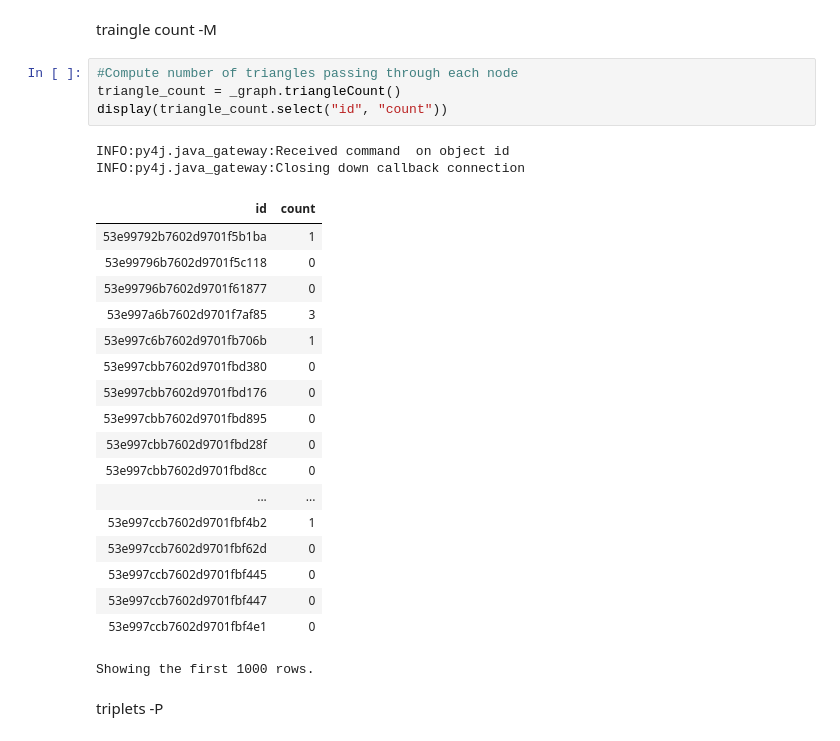
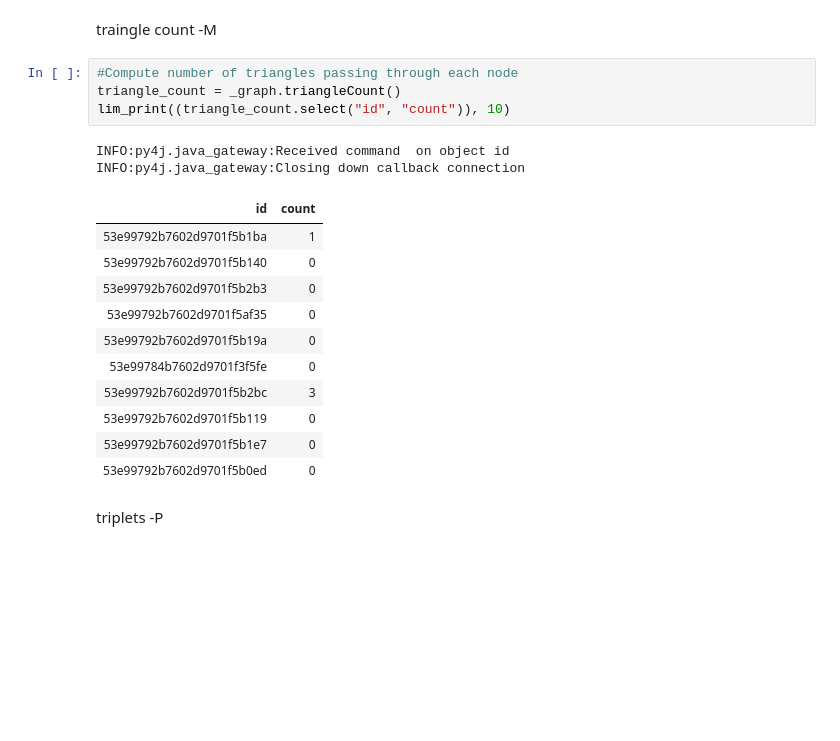
Before and after one commit to Martin-Msb/bdm-project-2, a Jupyter notebook: Knowledge Graph.ipynb, the cells around one changed output. Saved outputs shown, nothing was run; the diff lists cells and outputs as text; blank space fills up the shorter version.

```diff
--- a/Knowledge Graph.ipynb
+++ b/Knowledge Graph.ipynb
@@ -467,27 +441,20 @@ traingle count -M
 # %%
 #Compute number of triangles passing through each node
 triangle_count = _graph.triangleCount()
-display(triangle_count.select("id", "count"))
+lim_print((triangle_count.select("id", "count")), 10)
 # %% [output]
 INFO:py4j.java_gateway:Received command  on object id
 INFO:py4j.java_gateway:Closing down callback connection
 | id | count |
 | 53e99792b7602d9701f5b1ba | 1 |
-| 53e99796b7602d9701f5c118 | 0 |
-| 53e99796b7602d9701f61877 | 0 |
-| 53e997a6b7602d9701f7af85 | 3 |
-| 53e997c6b7602d9701fb706b | 1 |
-| 53e997cbb7602d9701fbd380 | 0 |
-| 53e997cbb7602d9701fbd176 | 0 |
-| 53e997cbb7602d9701fbd895 | 0 |
-| 53e997cbb7602d9701fbd28f | 0 |
-| 53e997cbb7602d9701fbd8cc | 0 |
-| ... | ... |
-| 53e997ccb7602d9701fbf4b2 | 1 |
-| 53e997ccb7602d9701fbf62d | 0 |
-| 53e997ccb7602d9701fbf445 | 0 |
-| 53e997ccb7602d9701fbf447 | 0 |
-| 53e997ccb7602d9701fbf4e1 | 0 |
+| 53e99792b7602d9701f5b140 | 0 |
+| 53e99792b7602d9701f5b2b3 | 0 |
+| 53e99792b7602d9701f5af35 | 0 |
+| 53e99792b7602d9701f5b19a | 0 |
+| 53e99784b7602d9701f3f5fe | 0 |
+| 53e99792b7602d9701f5b2bc | 3 |
+| 53e99792b7602d9701f5b119 | 0 |
+| 53e99792b7602d9701f5b1e7 | 0 |
+| 53e99792b7602d9701f5b0ed | 0 |
-Showing the first 1000 rows.
 # %% [markdown]
 triplets -P
```
Also changed, not shown: parts of 13 cells of this notebook.
